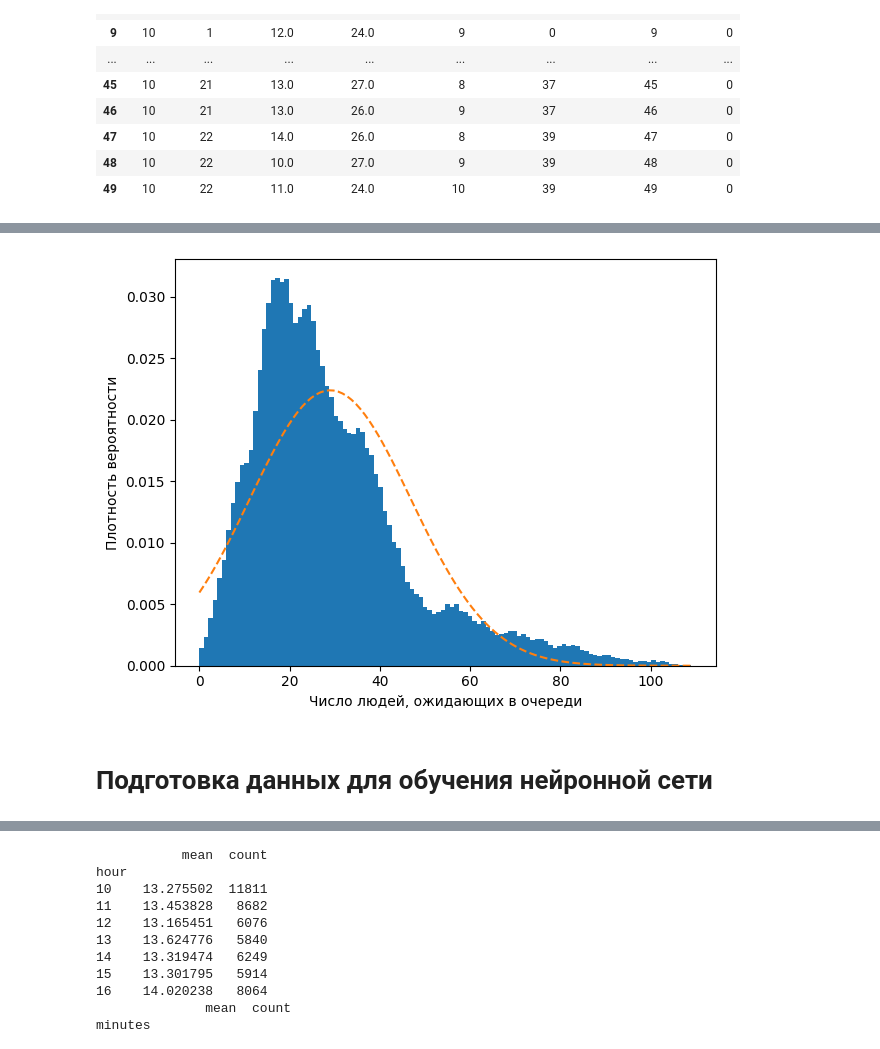
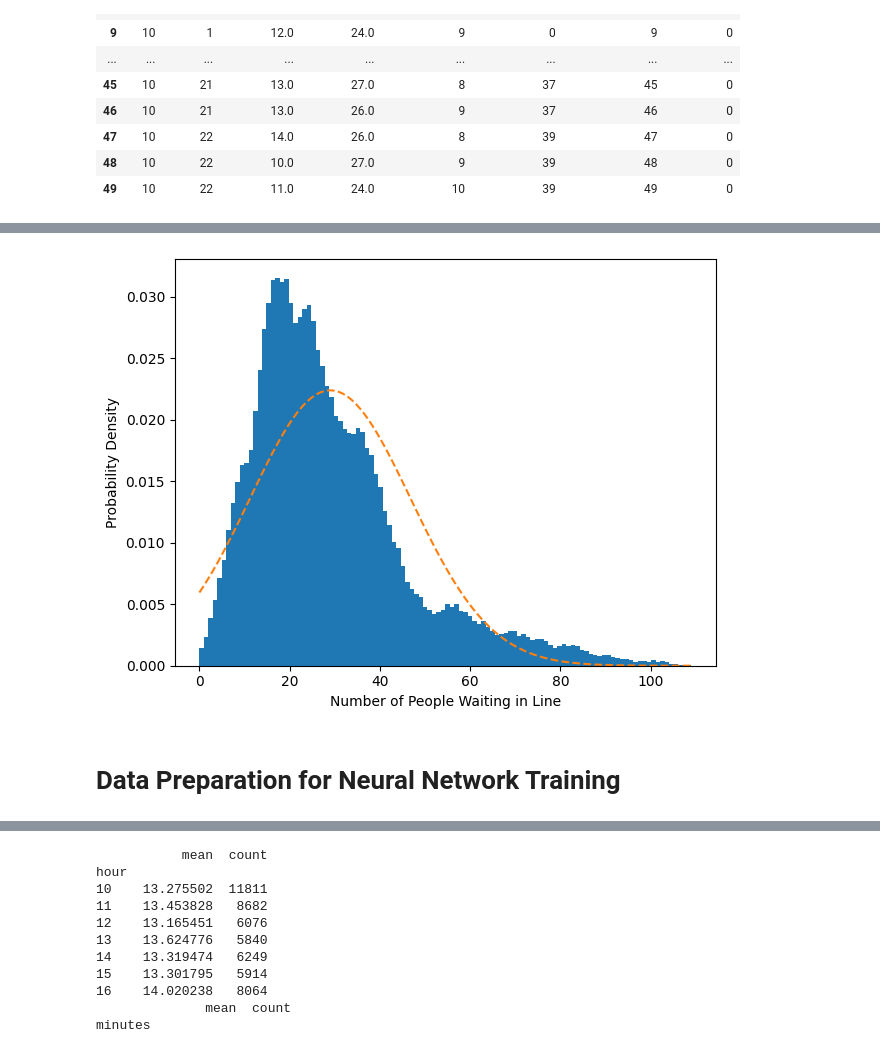
Before and after one commit to vitesempl/ml-jupyter-projects, a Jupyter notebook: Bank_Waiting_Time_Deep_Learning/BankWaitingTime.ipynb, the cells around one changed output, grey strips where cells are left out. Drawn from its saved outputs; the diff is of its cells as text; code cells hidden in the pictures.

```diff
--- a/Bank_Waiting_Time_Deep_Learning/BankWaitingTime.ipynb
+++ b/Bank_Waiting_Time_Deep_Learning/BankWaitingTime.ipynb
@@ -70,40 +70,38 @@ def file_read(path, numberOfRows, dayCounter):
     indexCounter = 0
     workbook = opx.load_workbook(path)
     sheet = workbook.worksheets[dayCounter]
-    nColumns = 4  # количество столбцов: час, минуты, ожидание, обслуживание
+    nColumns = 4  # Number of columns: hour, minutes, wait time, service time
     dataset = np.zeros(shape = (numberOfRows, nColumns))
     arrivalTimes = []
     flag = 1
     for row in sheet.iter_rows(min_row=2, max_row=numberOfRows+1, values_only=True):
         try:
-            arrivalTime = row[1]  # Время прибытия во втором столбце
+            arrivalTime = row[1]  # Arrival time is in the second column
             arrivalHour = arrivalTime.hour
             arrivalMinute = arrivalTime.minute
-            waitingMinutes = row[2]  # X1 в третьем столбце
-            serviceMinutes = row[3]  # X2 в четвертом столбце
+            waitingMinutes = row[2]  # X1 in third
+            serviceMinutes = row[3]  # X2 in fourth
 
             arrivalTimes.append(arrivalTime)
             dataset[indexCounter] = [arrivalHour, arrivalMinute, waitingMinutes, serviceMinutes]
             indexCounter += 1
         except Exception as e:
-            print(f"Ошибка обработки строки {indexCounter + 1}: {e}")
+            print(f"Error processing row {indexCounter + 1}: {e}")
             if indexCounter > 0:
                 dataset[indexCounter] = dataset[indexCounter - 1]
             indexCounter += 1
     return dataset, arrivalTimes
 
-filenames = []
 rootFilePath = './BankData/'
 fullDataset = pd.DataFrame()
 
-for bankCounter in range(1, 13):  # 12 файлов для каждого банка
-    for dayCounter in range(5):  # 5 дней в неделе
+for bankCounter in range(1, 13):  # 12 files
+    for dayCounter in range(5):  # 5 days in a week
         filename = 'Sber' + str(bankCounter)
         fullPath = rootFilePath + filename + '.xlsx'
-        filenames.append(fullPath)
 
         numberOfRows = file_len(fullPath, dayCounter) - 1
-        print(f'Чтение {filename}.xlsx. День {dayCounter + 1}. Файл содержит {numberOfRows} строк')
+        print(f'Reading {filename}.xlsx. Day {dayCounter + 1}. The file contains {numberOfRows} rows')
         tempFeatures, tempArrivalTimes = file_read(fullPath, numberOfRows, dayCounter)
 
         dfTempFeatures = pd.DataFrame(np.array(tempFeatures), columns=['hour', 'minutes', 'waitingTime', 'serviceTime'])
@@ -182,5 +180,5 @@ for bankCounter in range(1, 13):  # 12 файлов для каждого бан
         fullDataset = pd.concat([fullDataset, tempDataset], axis=0)
 
 fullDataset = fullDataset.reset_index(drop = True)
-print(f'Датасет: {fullDataset.shape[0]} строк и {fullDataset.shape[1]} колонок')
+print(f'Dataset: {fullDataset.shape[0]} rows and {fullDataset.shape[1]} columns')
 # %% [output]
@@ -343,25 +340,25 @@ plt.savefig('./plots/waitingTimeHistogram.pdf')
 # %%
-mean = fullDataset["waitingPeople"].mean()  #среднее число ожидающих своей очереди заявок
-sigma = fullDataset["waitingPeople"].std()  #среднеквадратичное отклонение ожидающих своей очереди заявок
+mean = fullDataset["waitingPeople"].mean()  # Average number of people waiting in line
+sigma = fullDataset["waitingPeople"].std()  # Standard deviation of the number of people waiting in line
 x = fullDataset["waitingPeople"]
 
 num_bins = 110
-fig, ax = plt.subplots() #формируем объекты поля рисования и его настройки
+fig, ax = plt.subplots()  # Create figure and axis objects for plotting
 
-n, bins, patches = ax.hist(x, num_bins, density=1) #строим гистограму плотности вероятности (density = 1)
+n, bins, patches = ax.hist(x, num_bins, density=1)  # Plot the probability density histogram (density = 1)
 
 y = ((1 / (np.sqrt(2 * np.pi) * sigma)) * np.exp(-0.5 * (1 / sigma * (bins - mean))**2))
 
 ax.plot(bins, y, '--')
-ax.set_xlabel('Число людей, ожидающих в очереди')
-ax.set_ylabel('Плотность вероятности')
+ax.set_xlabel('Number of People Waiting in Line')
+ax.set_ylabel('Probability Density')
 
 fig.tight_layout()
 plt.savefig('./plots/waitingPeopleHistogram.pdf')
 # %% [output]
-[figure, old version]
+[figure, new version]
-# %% [markdown]
-# Подготовка данных для обучения нейронной сети
+# %% [markdown]
+# Data Preparation for Neural Network Training
 # %%
 def mean_encoder_regression(input_vector, output_vector):
     assert len(input_vector) == len(output_vector)
```
Also changed, not shown: parts of 32 cells of this notebook, 4 other files.
